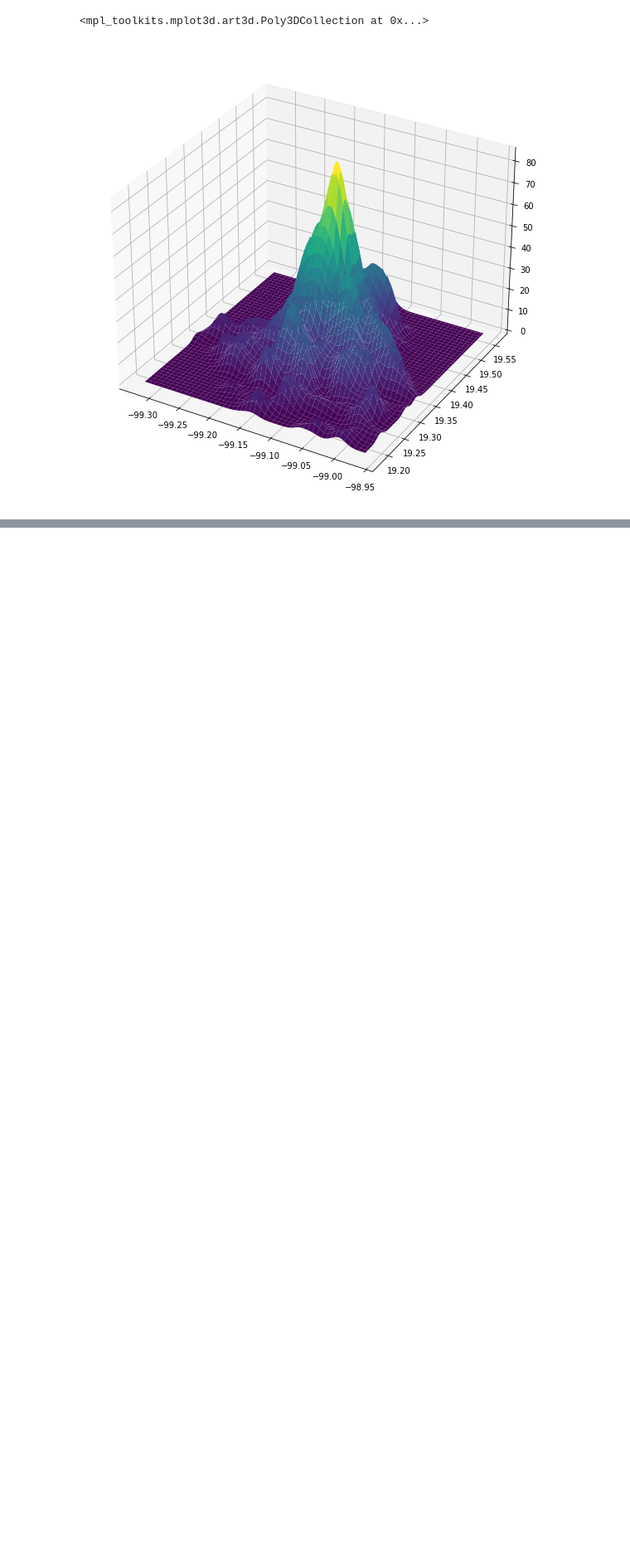
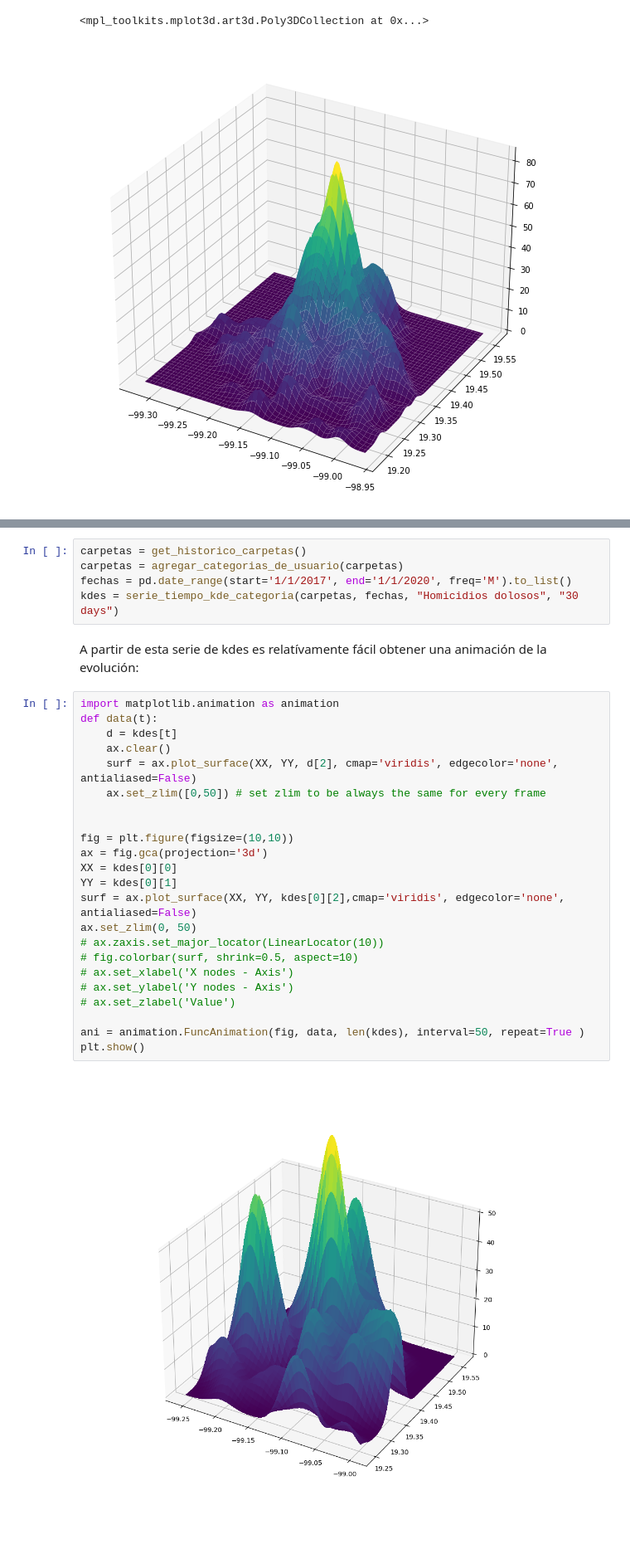
Before and after one commit to CentroGeo/criminologia_cdmx, a Jupyter notebook: index.ipynb, the cells around one changed output, grey strips where cells are left out. Shown at 83% size. Drawn from its saved outputs; the diff is of its cells as text; blank space fills up the shorter version.

Commit message:
serie_tiempo_kde_categoria

```diff
--- a/index.ipynb
+++ b/index.ipynb
@@ -121,0 +135,32 @@ ax.plot_surface(xx, yy, zz,cmap='viridis', edgecolor='none')
+# %%
+carpetas = get_historico_carpetas()
+carpetas = agregar_categorias_de_usuario(carpetas)
+fechas = pd.date_range(start='1/1/2017', end='1/1/2020', freq='M').to_list()
+kdes = serie_tiempo_kde_categoria(carpetas, fechas, "Homicidios dolosos", "30 days")
+# %% [markdown]
+A partir de esta serie de kdes es relatívamente fácil obtener una animación de la evolución:
+# %%
+import matplotlib.animation as animation
+def data(t):
+    d = kdes[t]
+    ax.clear()
+    surf = ax.plot_surface(XX, YY, d[2], cmap='viridis', edgecolor='none', antialiased=False)
+    ax.set_zlim([0,50]) # set zlim to be always the same for every frame
+
+
+fig = plt.figure(figsize=(10,10))
+ax = fig.gca(projection='3d')
+XX = kdes[0][0]
+YY = kdes[0][1]
+surf = ax.plot_surface(XX, YY, kdes[0][2],cmap='viridis', edgecolor='none', antialiased=False)
+ax.set_zlim(0, 50)
+# ax.zaxis.set_major_locator(LinearLocator(10))
+# fig.colorbar(surf, shrink=0.5, aspect=10)
+# ax.set_xlabel('X nodes - Axis')
+# ax.set_ylabel('Y nodes - Axis')
+# ax.set_zlabel('Value')
+
+ani = animation.FuncAnimation(fig, data, len(kdes), interval=50, repeat=True )
+plt.show()
+# %% [output]
+[figure, added]
```
Also changed, not shown: parts of 5 cells of this notebook, 6 other files.
